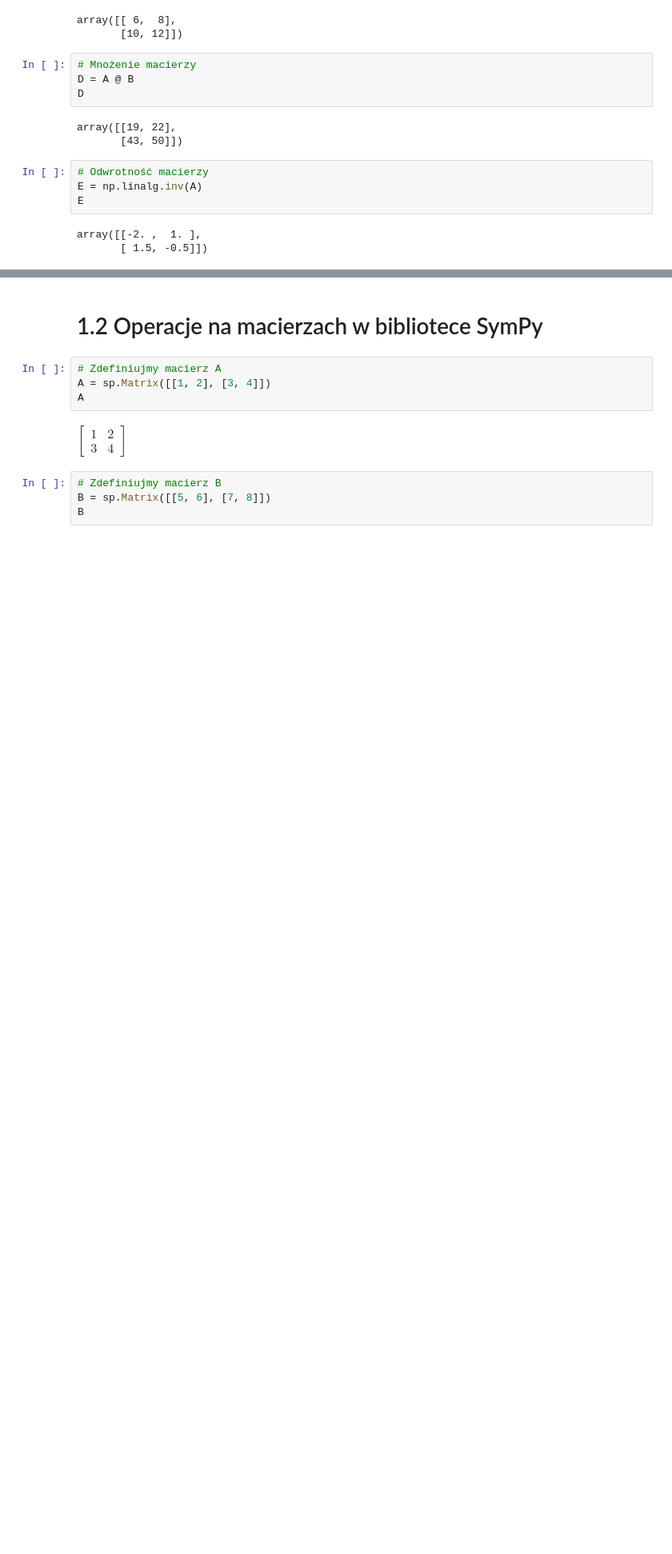
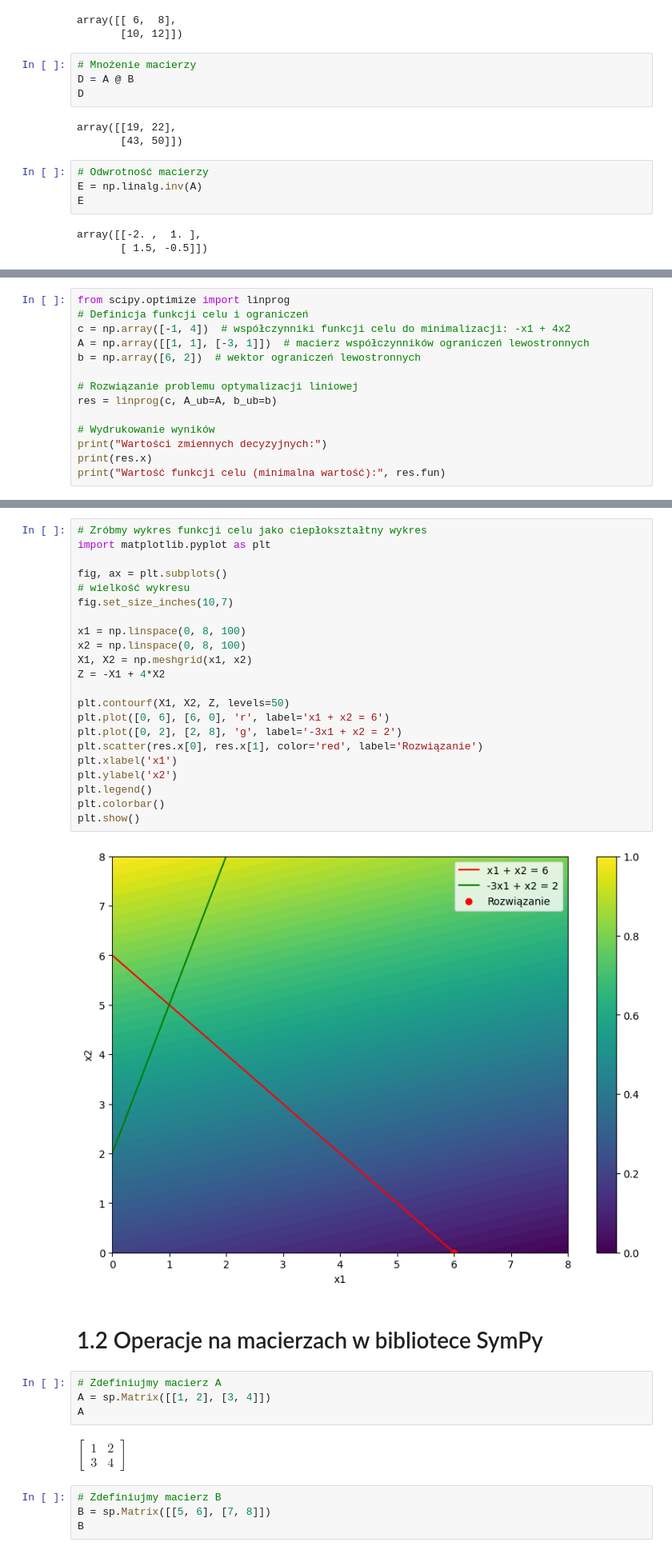
Before and after one commit to dchorazkiewicz/Modern_Physics, a Jupyter notebook: 01_Matematyka/01_Algebra_liniowa.ipynb, the cells around one changed output, grey strips where cells are left out. Shown: that part at 80% size. Saved outputs shown, nothing was run; the diff lists cells and outputs as text; blank space fills up the shorter version.

```diff
--- a/01_Matematyka/01_Algebra_liniowa.ipynb
+++ b/01_Matematyka/01_Algebra_liniowa.ipynb
@@ -55,0 +146,14 @@ array([[-2. ,  1. ],
+# %%
+from scipy.optimize import linprog
+# Definicja funkcji celu i ograniczeń
+c = np.array([-1, 4])  # współczynniki funkcji celu do minimalizacji: -x1 + 4x2
+A = np.array([[1, 1], [-3, 1]])  # macierz współczynników ograniczeń lewostronnych
+b = np.array([6, 2])  # wektor ograniczeń lewostronnych
+
+# Rozwiązanie problemu optymalizacji liniowej
+res = linprog(c, A_ub=A, b_ub=b)
+
+# Wydrukowanie wyników
+print("Wartości zmiennych decyzyjnych:")
+print(res.x)
+print("Wartość funkcji celu (minimalna wartość):", res.fun)
@@ -56,3 +164,27 @@ array([[-2. ,  1. ],
+# %%
+# Zróbmy wykres funkcji celu jako ciepłokształtny wykres
+import matplotlib.pyplot as plt
+
+fig, ax = plt.subplots()
+# wielkość wykresu
+fig.set_size_inches(10,7)
+
+x1 = np.linspace(0, 8, 100)
+x2 = np.linspace(0, 8, 100)
+X1, X2 = np.meshgrid(x1, x2)
+Z = -X1 + 4*X2
+
+plt.contourf(X1, X2, Z, levels=50)
+plt.plot([0, 6], [6, 0], 'r', label='x1 + x2 = 6')
+plt.plot([0, 2], [2, 8], 'g', label='-3x1 + x2 = 2')
+plt.scatter(res.x[0], res.x[1], color='red', label='Rozwiązanie')
+plt.xlabel('x1')
+plt.ylabel('x2')
+plt.legend()
+plt.colorbar()
+plt.show()
+# %% [output]
+[figure, added]
 # %% [markdown]
 # 1.2 Operacje na macierzach w bibliotece SymPy
 # %%
```
Also changed, not shown: parts of 9 cells of this notebook.
